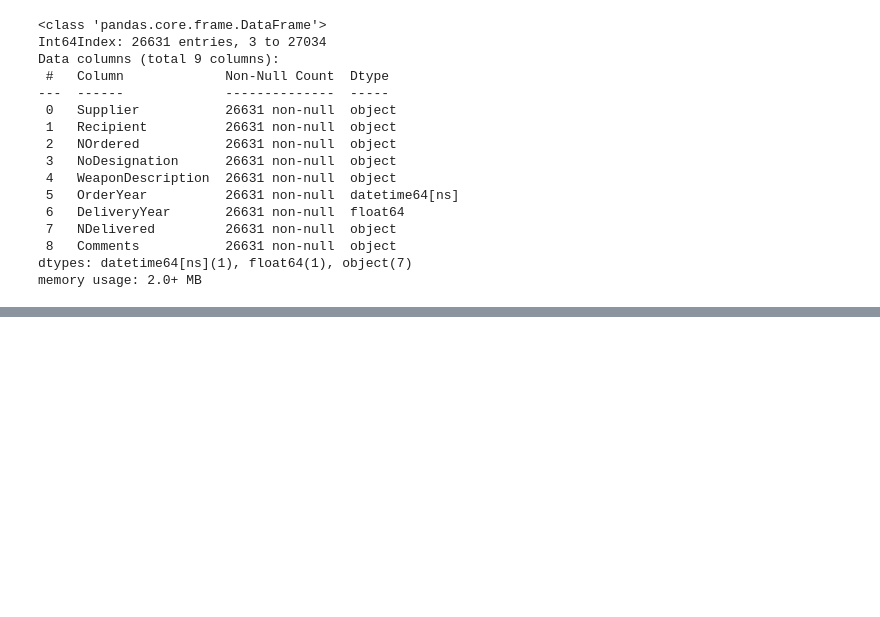
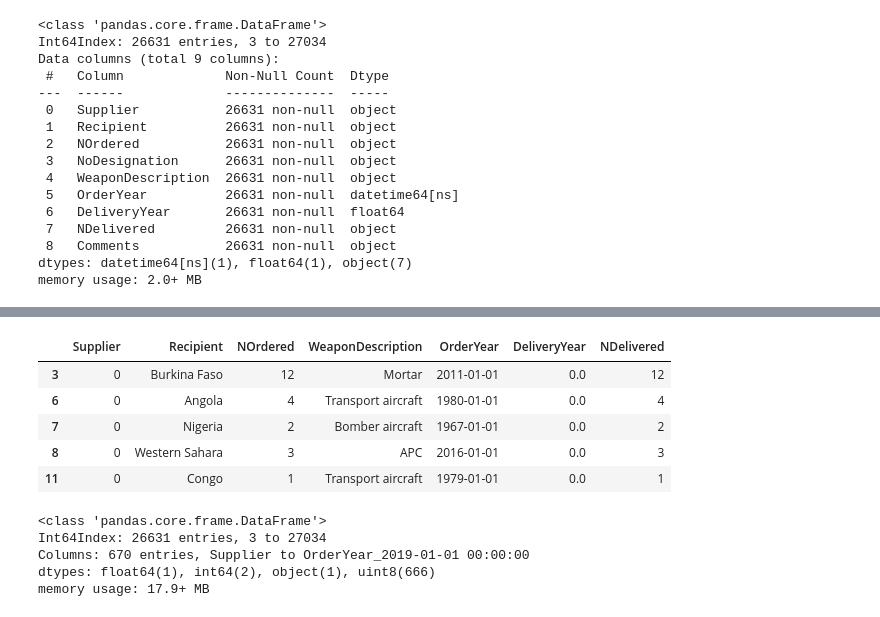
Before and after one commit to MichaelBurak/arms-trade-analysis, a Jupyter notebook: sipri-trades.ipynb, the cells around one changed output, grey strips where cells are left out. Drawn from its saved outputs; the diff is of its cells as text; code cells hidden in the pictures; blank space fills up the shorter version.

Commit message:
up to first model

```diff
--- a/sipri-trades.ipynb
+++ b/sipri-trades.ipynb
@@ -1172,0 +1275,23 @@ bool_df.head(30)
+# %%
+learn_df = bool_df
+
+learn_df= learn_df.drop(columns=['NoDesignation','Comments'],axis=1)
+
+learn_df.head()
+# %% [output]
+|  | Supplier | Recipient | NOrdered | WeaponDescription | OrderYear | DeliveryYear | NDelivered |
+| 3 | 0 | Burkina Faso | 12 | Mortar | 2011-01-01 | 0.0 | 12 |
+| 6 | 0 | Angola | 4 | Transport aircraft | 1980-01-01 | 0.0 | 4 |
+| 7 | 0 | Nigeria | 2 | Bomber aircraft | 1967-01-01 | 0.0 | 2 |
+| 8 | 0 | Western Sahara | 3 | APC | 2016-01-01 | 0.0 | 3 |
+| 11 | 0 | Congo | 1 | Transport aircraft | 1979-01-01 | 0.0 | 1 |
+# %%
+learn_df = pd.get_dummies(learn_df, columns=['Recipient',"WeaponDescription","OrderYear"],drop_first=True)
+
+learn_df.info()
+# %% [output]
+<class 'pandas.core.frame.DataFrame'>
+Int64Index: 26631 entries, 3 to 27034
+Columns: 670 entries, Supplier to OrderYear_2019-01-01 00:00:00
+dtypes: float64(1), int64(2), object(1), uint8(666)
+memory usage: 17.9+ MB
```
Also changed, not shown: parts of 23 cells of this notebook, 1 other file.
